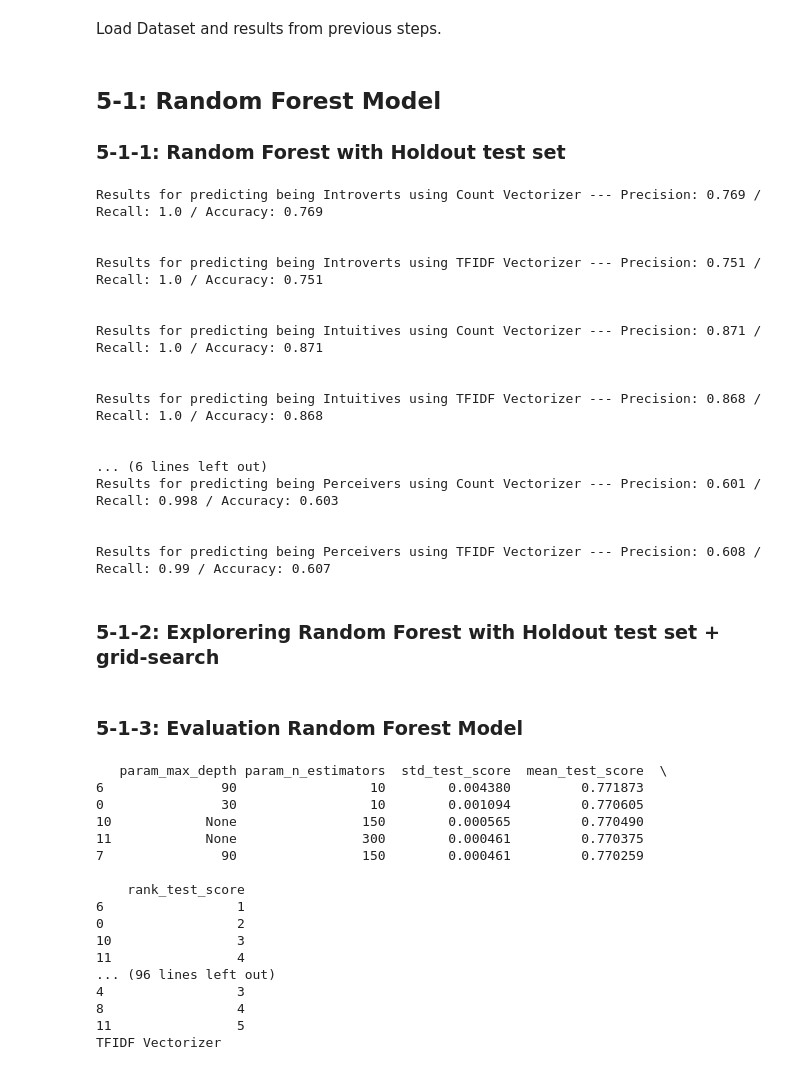
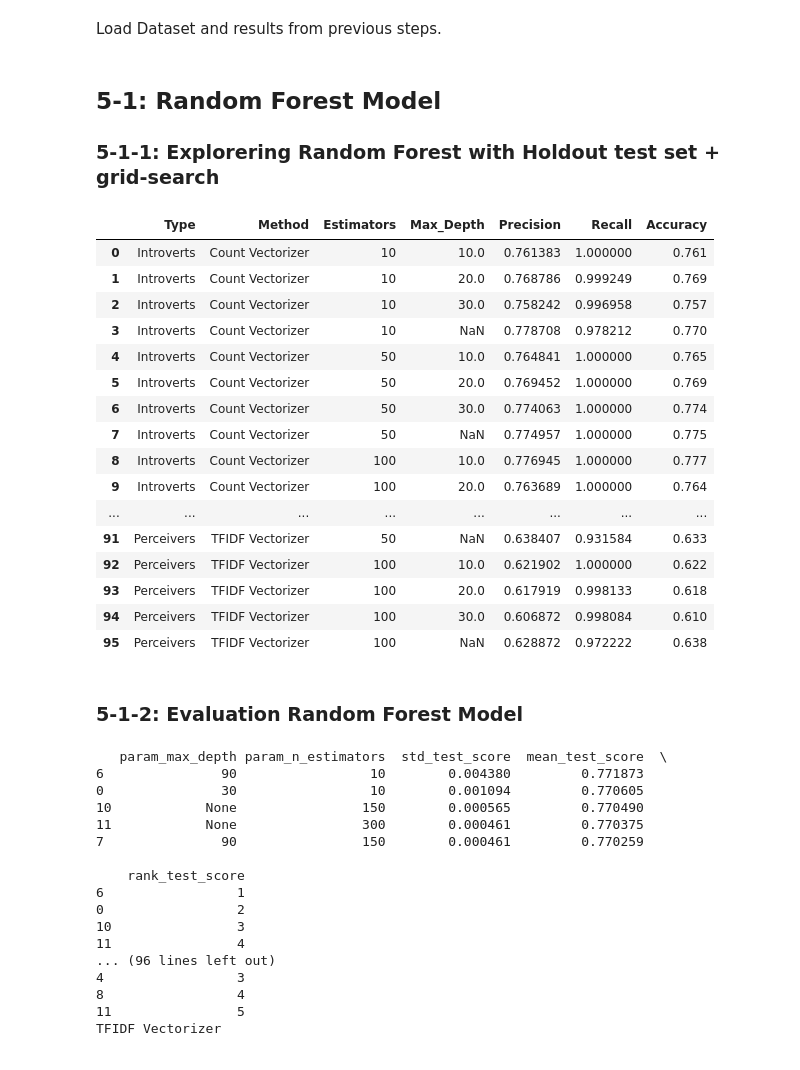
Before and after one commit to shshakib/Twitter-Personality-Prediction, a Jupyter notebook: Step5 Machine Learning Model.ipynb, the cells around one changed output. Cells and saved outputs as stored; diff of their text form; code cells hidden in the pictures.

```diff
--- a/Step5 Machine Learning Model.ipynb
+++ b/Step5 Machine Learning Model.ipynb
@@ -30,66 +30,73 @@ features_Dic = {'Count Vectorizer': sparse.load_npz('full_Lem_CV.npz'),
 #np.save('full_Lem_tfidf', full_Lem_tfidf.toarray())
 # %% [markdown]
 ## 5-1: Random Forest Model
-### 5-1-1: Random Forest with Holdout test set
+### 5-1-1: Explorering Random Forest with Holdout test set + grid-search
 # %%
 from sklearn.metrics import precision_recall_fscore_support as score
 from sklearn.model_selection import train_test_split
 from sklearn.ensemble import RandomForestClassifier
-import pandas as pd
 
-#additonal_Features = ['No_Characters', 'No_Words', 'No_Char-Capital', 'No_Words-Capital', 'No_Punctuations', 'No_WordsInQuotes', 'No_Sentences', 'No_UniqueWords', 'No_Stopwords', 'Avg_WordLength', 'Avg_SentLength', 'UniqueWrd_vs_NoWrd', 'Stopwords_vs_NoWrd','Sentiment_Score']
+pd.set_option('display.max_rows', None, 'display.max_colwidth', 500)
 
-classes = ['IE' , 'NS', 'FT', 'PJ']
-
-def rfClassifier_HoldhoutSet(X_Features, dataset_PD, test_Szie, Lable, feature_type , is_print = True):
+def rfClassifier_GridSearch(X_Features, dataset_PD, test_Szie, Lable, feature_type, n_est, depth, is_print = True,):
     if Lable == 'IE':
         Lable = 'I'
         predict_Lable = 'Introverts'
     elif Lable == 'NS':
         Lable = 'N'
         predict_Lable = 'Intuitives'
     elif Lable == 'FT':
         Lable = 'F'
         predict_Lable = 'Feelers'
     elif Lable == 'PJ':
         Lable = 'P'
         predict_Lable = 'Perceivers'
-    X_train, X_test, Y_train, Y_test = train_test_split(X_Features, dataset_PD, test_size=test_Szie)#20% of dataset for test set
-    rf = RandomForestClassifier(n_estimators=50, max_depth=20 ,n_jobs=-1)#Max depth of tree is 20
+
+    X_train, X_test, Y_train, Y_test = train_test_split(X_Features, dataset_PD, test_size=test_Szie)#20% of dataset is test set
+    rf = RandomForestClassifier(n_estimators=n_est, max_depth=depth ,n_jobs=-1)#Max depth of tree is 20
     rf_model = rf.fit(X_train, Y_train)
     Y_pred = rf_model.predict(X_test)
     precision, recall, fscore, support = score(Y_test, Y_pred, pos_label=Lable, average='binary')
     if is_print:
-        print('Results for predicting being ' + predict_Lable + ' using ' + feature_type,
-        '--- Precision: {} / Recall: {} / Accuracy: {}'.format(round(precision, 3),
+        print('Being ' + predict_Lable + ' using ' + feature_type + ':'  ,
+        'Estimators: {} / Max_Depth: {} --> Precision: {} / Recall: {} / Accuracy: {}'.format(
+                                                        n_est,
+                                                        depth,
+                                                        round(precision, 3),
                                                         round(recall, 3),
                                                         round((Y_pred==Y_test).sum() / len(Y_pred),3)))
-    return([precision, recall, fscore, support])
+    return([predict_Lable, feature_type, n_est, depth, precision, recall, round((Y_pred==Y_test).sum() / len(Y_pred),3)])
 
+
+
+classes = ['IE' , 'NS', 'FT', 'PJ']
+rf_result = []
 
 for item in classes:
     for key, X_Features in features_Dic.items():
-        X_Features = X_Features.toarray()
-        X_Features = pd.DataFrame(X_Features)
-        rfClassifier_HoldhoutSet(X_Features, mbti_Dataset[item], 0.2, item, key)
-        print('\n')
+        for n_est in [10, 50, 100]:
+            for depth in [10, 20, 30, None]:
+                rf_result.append(rfClassifier_GridSearch(X_Features, mbti_Dataset[item], 0.2, item, key, n_est, depth, is_print=False))
+
+pd.DataFrame(rf_result, columns= ['Type', 'Method', 'Estimators', 'Max_Depth', 'Precision', 'Recall', 'Accuracy']).to_csv('RF_Holdout_Result.csv')
+pd.DataFrame(rf_result, columns= ['Type', 'Method', 'Estimators', 'Max_Depth', 'Precision', 'Recall', 'Accuracy'])
 # %% [output]
-Results for predicting being Introverts using Count Vectorizer --- Precision: 0.769 / Recall: 1.0 / Accuracy: 0.769
-
-
-Results for predicting being Introverts using TFIDF Vectorizer --- Precision: 0.751 / Recall: 1.0 / Accuracy: 0.751
-
-
-Results for predicting being Intuitives using Count Vectorizer --- Precision: 0.871 / Recall: 1.0 / Accuracy: 0.871
-
-
-Results for predicting being Intuitives using TFIDF Vectorizer --- Precision: 0.868 / Recall: 1.0 / Accuracy: 0.868
-
-
-... (6 lines left out)
-Results for predicting being Perceivers using Count Vectorizer --- Precision: 0.601 / Recall: 0.998 / Accuracy: 0.603
-
-
-Results for predicting being Perceivers using TFIDF Vectorizer --- Precision: 0.608 / Recall: 0.99 / Accuracy: 0.607
+|  | Type | Method | Estimators | Max_Depth | Precision | Recall | Accuracy |
+| 0 | Introverts | Count Vectorizer | 10 | 10.0 | 0.761383 | 1.000000 | 0.761 |
+| 1 | Introverts | Count Vectorizer | 10 | 20.0 | 0.768786 | 0.999249 | 0.769 |
+| 2 | Introverts | Count Vectorizer | 10 | 30.0 | 0.758242 | 0.996958 | 0.757 |
+| 3 | Introverts | Count Vectorizer | 10 | NaN | 0.778708 | 0.978212 | 0.770 |
+| 4 | Introverts | Count Vectorizer | 50 | 10.0 | 0.764841 | 1.000000 | 0.765 |
+| 5 | Introverts | Count Vectorizer | 50 | 20.0 | 0.769452 | 1.000000 | 0.769 |
+| 6 | Introverts | Count Vectorizer | 50 | 30.0 | 0.774063 | 1.000000 | 0.774 |
+| 7 | Introverts | Count Vectorizer | 50 | NaN | 0.774957 | 1.000000 | 0.775 |
+| 8 | Introverts | Count Vectorizer | 100 | 10.0 | 0.776945 | 1.000000 | 0.777 |
+| 9 | Introverts | Count Vectorizer | 100 | 20.0 | 0.763689 | 1.000000 | 0.764 |
+| ... | ... | ... | ... | ... | ... | ... | ... |
+| 91 | Perceivers | TFIDF Vectorizer | 50 | NaN | 0.638407 | 0.931584 | 0.633 |
+| 92 | Perceivers | TFIDF Vectorizer | 100 | 10.0 | 0.621902 | 1.000000 | 0.622 |
+| 93 | Perceivers | TFIDF Vectorizer | 100 | 20.0 | 0.617919 | 0.998133 | 0.618 |
+| 94 | Perceivers | TFIDF Vectorizer | 100 | 30.0 | 0.606872 | 0.998084 | 0.610 |
+| 95 | Perceivers | TFIDF Vectorizer | 100 | NaN | 0.628872 | 0.972222 | 0.638 |
 # %% [markdown]
-### 5-1-2: Explorering Random Forest with Holdout test set + grid-search
+### 5-1-2: Evaluation Random Forest Model
@@ -140,5 +103,3 @@ for item in classes:
-# %% [markdown]
-### 5-1-3: Evaluation Random Forest Model
 # %%
 from sklearn.ensemble import RandomForestClassifier
 from sklearn.model_selection import GridSearchCV
```
Also changed, not shown: parts of 2 cells of this notebook, 1 other file.
